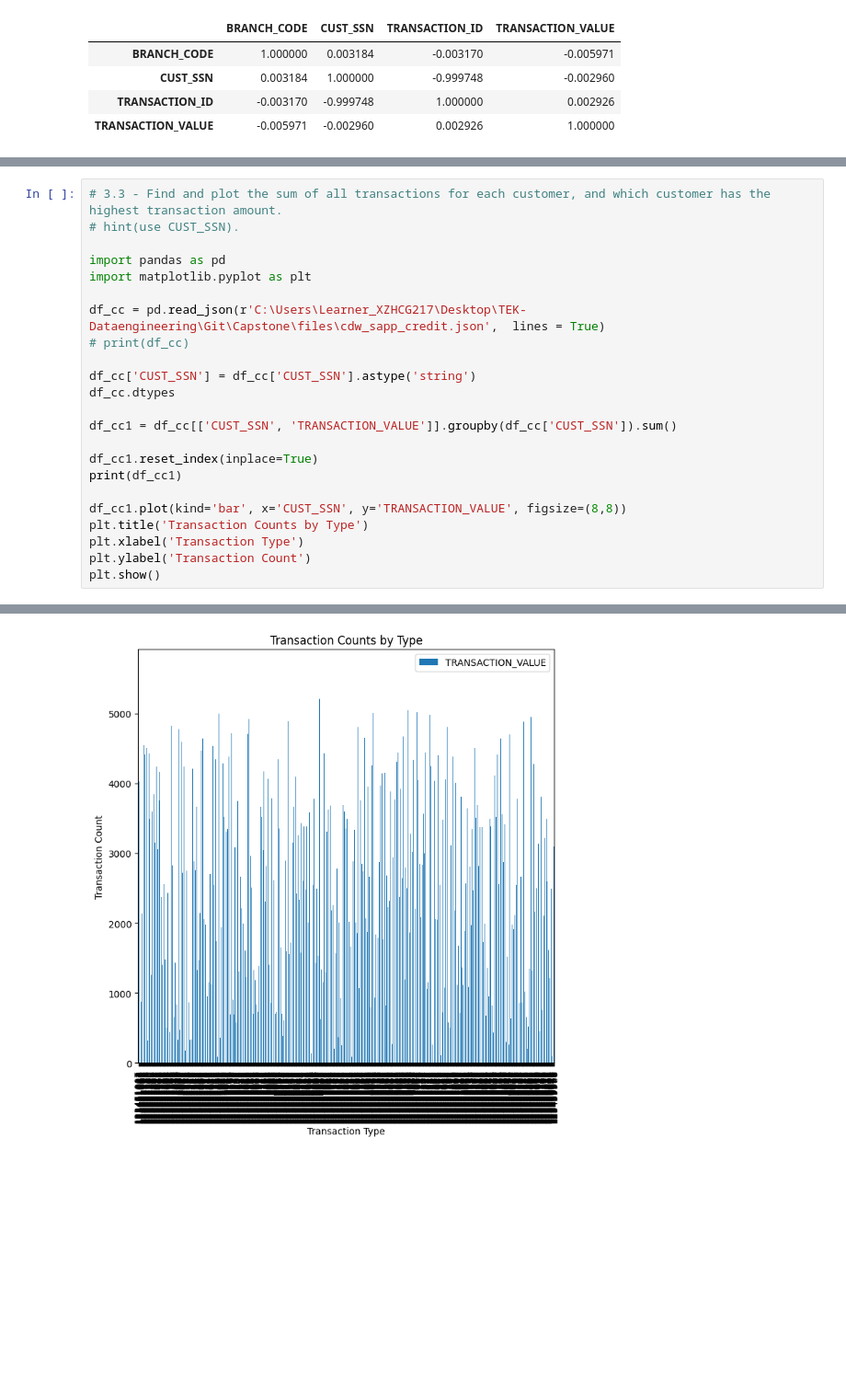
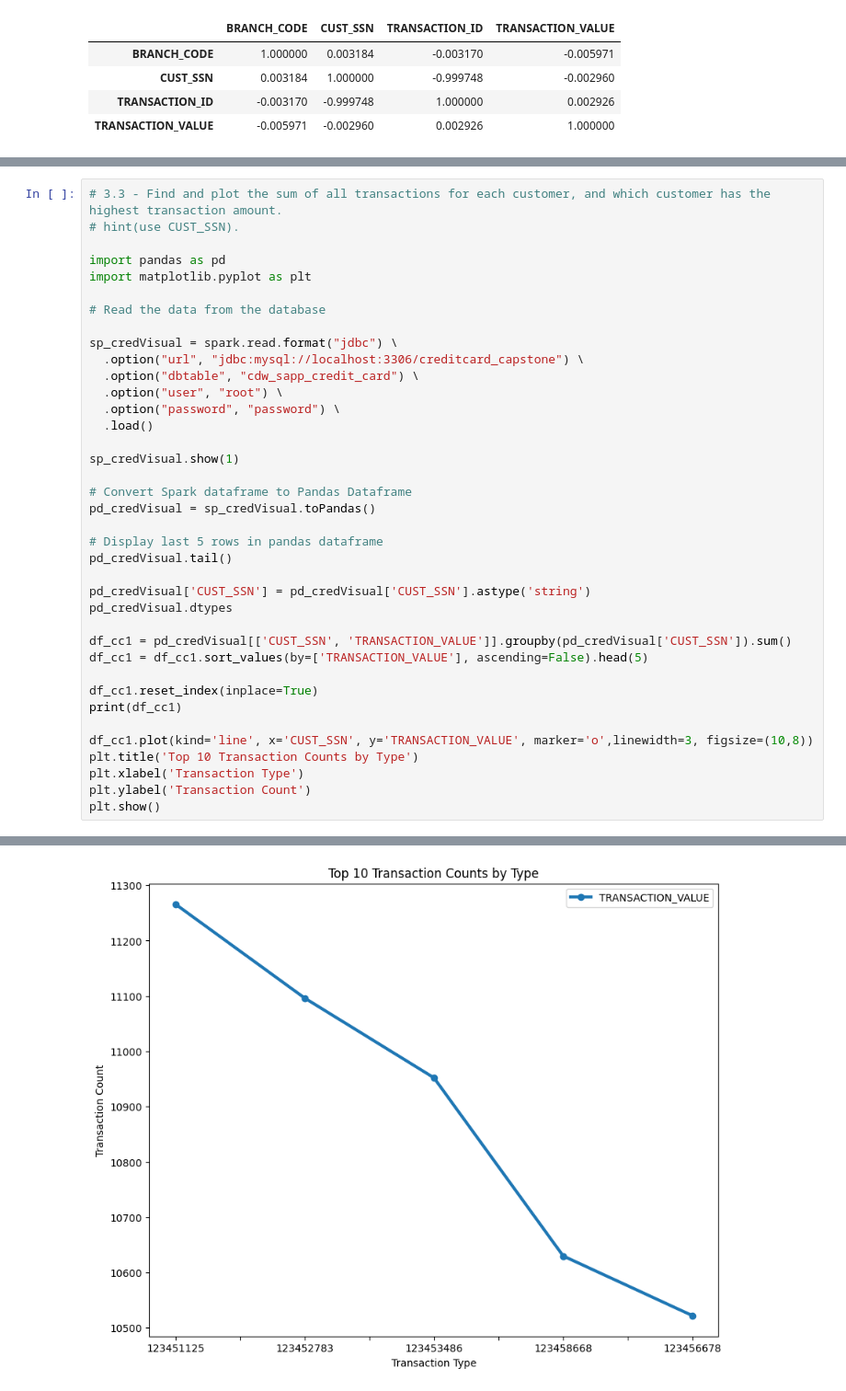
Before and after one commit to Mary-Dayana/Capstone, a Jupyter notebook: 3_visualization_Files.ipynb, the cells around one changed output, grey strips where cells are left out. Shown at 92% size. Drawn from its saved outputs; the diff is of its cells as text; blank space fills up the shorter version.

```diff
--- a/3_visualization_Files.ipynb
+++ b/3_visualization_Files.ipynb
@@ -96,19 +113,34 @@ plt.show()
 import pandas as pd
 import matplotlib.pyplot as plt
 
-df_cc = pd.read_json(r'C:\Users\Learner_XZHCG217\Desktop\TEK-Dataengineering\Git\Capstone\files\cdw_sapp_credit.json',  lines = True)
-# print(df_cc)
+# Read the data from the database
 
-df_cc['CUST_SSN'] = df_cc['CUST_SSN'].astype('string')
-df_cc.dtypes
+sp_credVisual = spark.read.format("jdbc") \
+  .option("url", "jdbc:mysql://localhost:3306/creditcard_capstone") \
+  .option("dbtable", "cdw_sapp_credit_card") \
+  .option("user", "root") \
+  .option("password", "password") \
+  .load()
 
-df_cc1 = df_cc[['CUST_SSN', 'TRANSACTION_VALUE']].groupby(df_cc['CUST_SSN']).sum()
+sp_credVisual.show(1)
+
+# Convert Spark dataframe to Pandas Dataframe
+pd_credVisual = sp_credVisual.toPandas()
+
+# Display last 5 rows in pandas dataframe
+pd_credVisual.tail()
+
+pd_credVisual['CUST_SSN'] = pd_credVisual['CUST_SSN'].astype('string')
+pd_credVisual.dtypes
+
+df_cc1 = pd_credVisual[['CUST_SSN', 'TRANSACTION_VALUE']].groupby(pd_credVisual['CUST_SSN']).sum()
+df_cc1 = df_cc1.sort_values(by=['TRANSACTION_VALUE'], ascending=False).head(5)
 
 df_cc1.reset_index(inplace=True)
 print(df_cc1)
 
-df_cc1.plot(kind='bar', x='CUST_SSN', y='TRANSACTION_VALUE', figsize=(8,8))
-plt.title('Transaction Counts by Type')
+df_cc1.plot(kind='line', x='CUST_SSN', y='TRANSACTION_VALUE', marker='o',linewidth=3, figsize=(10,8))
+plt.title('Top 10 Transaction Counts by Type')
 plt.xlabel('Transaction Type')
 plt.ylabel('Transaction Count')
 plt.show()
@@ -130 +161 @@ plt.show()
-[figure, old version]
+[figure, new version]
```
Also changed, not shown: parts of 3 cells of this notebook, 9 other files.
